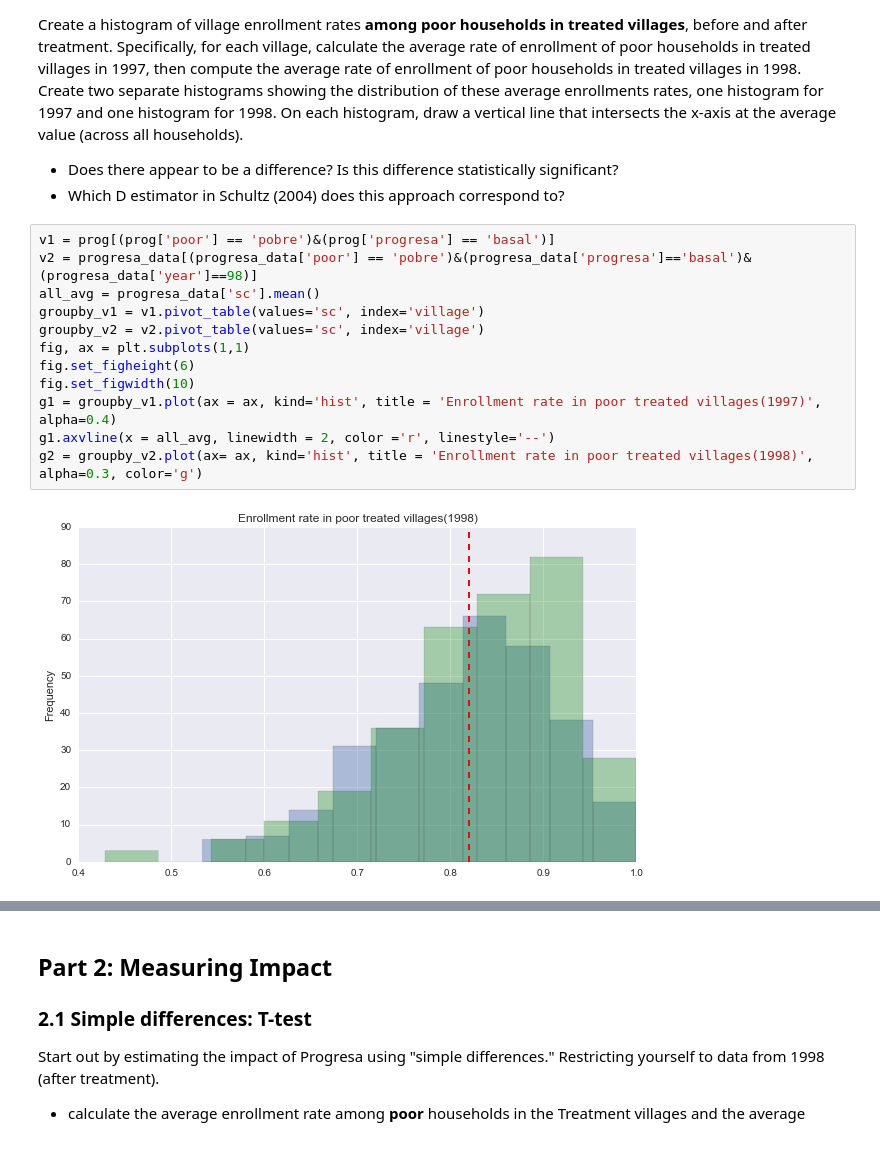
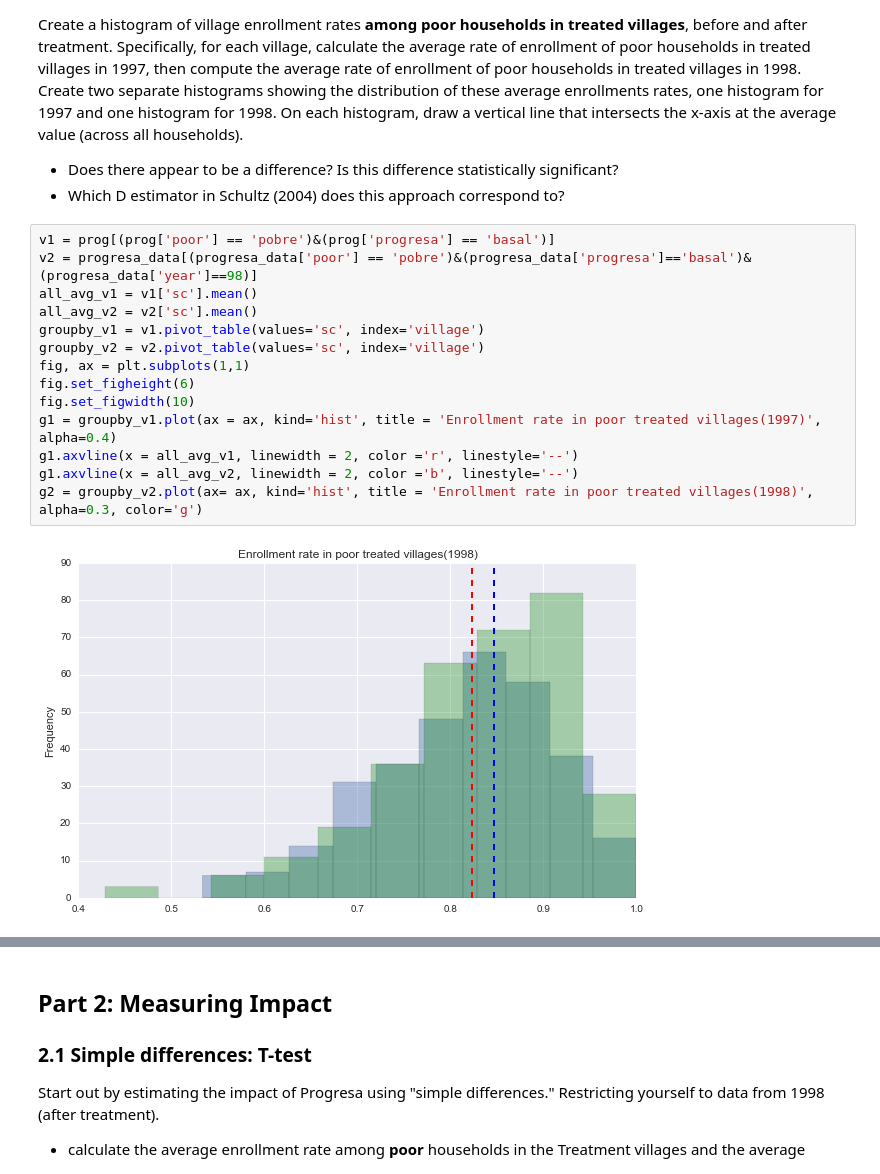
Before and after one commit to abhi32ag/Data_Science_2, a Jupyter notebook: Assignments/Problem_Set_2/Garg-Abhinav-ps2.ipynb, the cells around one changed output, grey strips where cells are left out. Drawn from its saved outputs; the diff is of its cells as text.

```diff
--- a/Assignments/Problem_Set_2/Garg-Abhinav-ps2.ipynb
+++ b/Assignments/Problem_Set_2/Garg-Abhinav-ps2.ipynb
@@ -216,14 +242,16 @@ Create a histogram of village enrollment rates **among poor households in treate
 # %%
 v1 = prog[(prog['poor'] == 'pobre')&(prog['progresa'] == 'basal')]
 v2 = progresa_data[(progresa_data['poor'] == 'pobre')&(progresa_data['progresa']=='basal')&(progresa_data['year']==98)]
-all_avg = progresa_data['sc'].mean()
+all_avg_v1 = v1['sc'].mean()
+all_avg_v2 = v2['sc'].mean()
 groupby_v1 = v1.pivot_table(values='sc', index='village')
 groupby_v2 = v2.pivot_table(values='sc', index='village')
 fig, ax = plt.subplots(1,1)
 fig.set_figheight(6)
 fig.set_figwidth(10)
 g1 = groupby_v1.plot(ax = ax, kind='hist', title = 'Enrollment rate in poor treated villages(1997)', alpha=0.4)
-g1.axvline(x = all_avg, linewidth = 2, color ='r', linestyle='--')
+g1.axvline(x = all_avg_v1, linewidth = 2, color ='r', linestyle='--')
+g1.axvline(x = all_avg_v2, linewidth = 2, color ='b', linestyle='--')
 g2 = groupby_v2.plot(ax= ax, kind='hist', title = 'Enrollment rate in poor treated villages(1998)', alpha=0.3, color='g')
 # %% [output]
-[figure, old version]
+[figure, new version]
```
Also changed, not shown: parts of 6 cells of this notebook.
